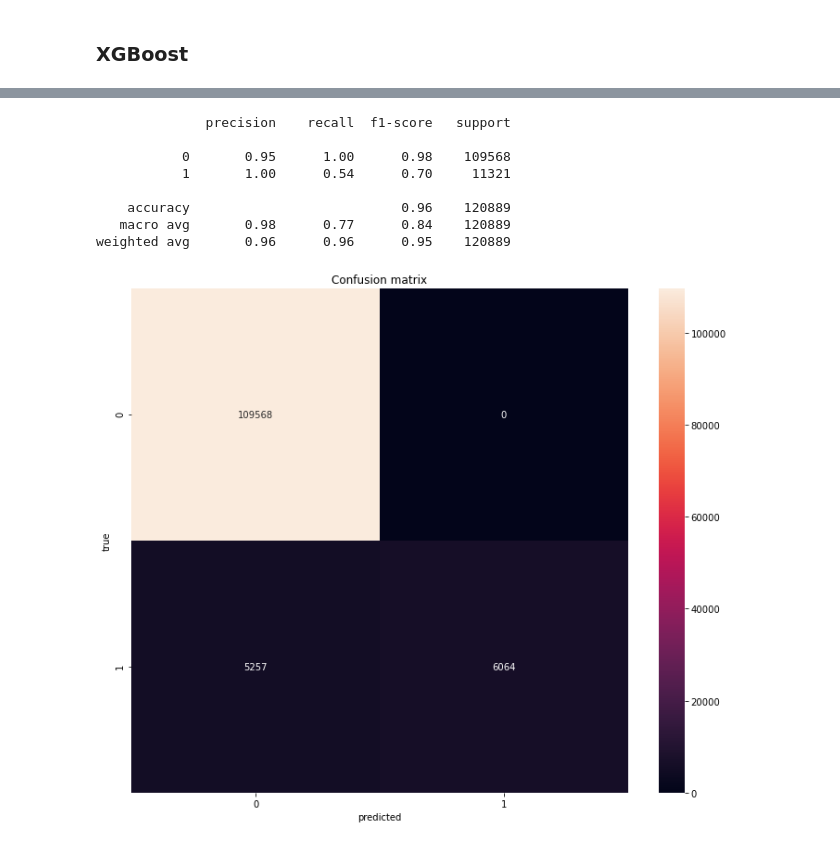
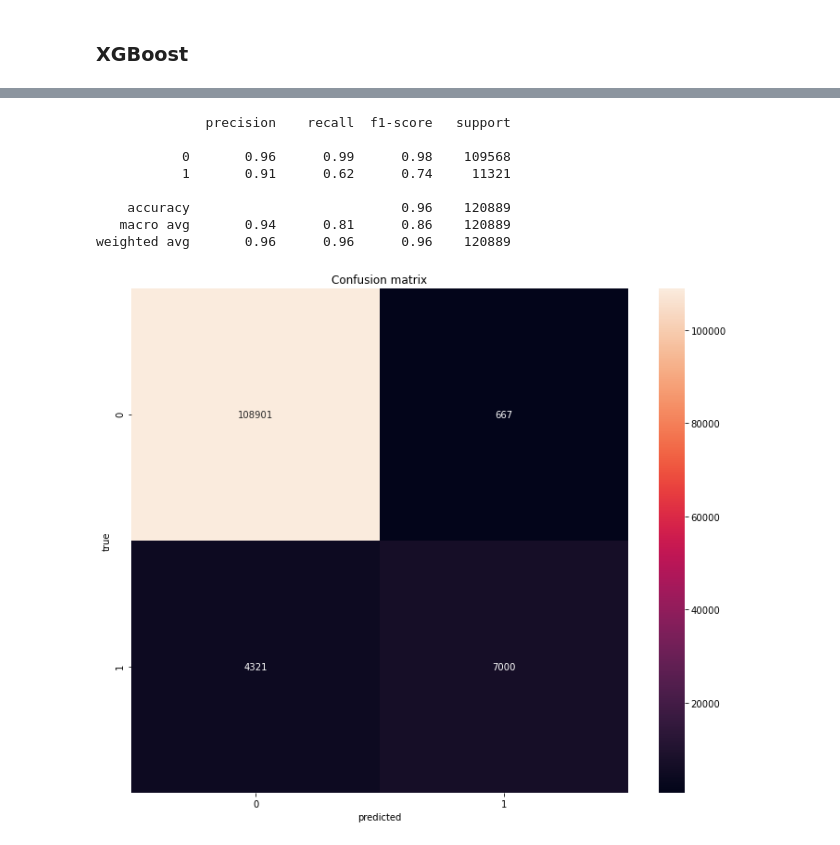
Before and after one commit to thefifthagreement/jedha-fs-s4-project, a Jupyter notebook: fraud_detection_ml.ipynb, the cells around one changed output, grey strips where cells are left out. Saved outputs shown, nothing was run; the diff lists cells and outputs as text; code cells hidden in the pictures.

```diff
--- a/fraud_detection_ml.ipynb
+++ b/fraud_detection_ml.ipynb
@@ -395,9 +395,9 @@ categorical = [
     'country_United States',
 #2    'country_other',
 #1    'country_unknown',
-    'age_18-27',
-    'age_27-33',
-    'age_33-39',
+#    'age_18-27',
+#    'age_27-33',
+#    'age_33-39',
 #    'age_39-76',
 #1    'purchase_weekday_0',
     'purchase_weekday_1',
@@ -414,6 +414,7 @@ categorical = [
 ]
 
 numerical = [
+    "age",
     'purchase_value',
     "signup_purchase_timedelta"
 ]
@@ -521,0 +508,5 @@ Fitting 5 folds for each of 4 candidates, totalling 20 fits
+# %%
+# gestion de l'équilibre des classes dans XGBoost
+
+scale_pos_weight = (y_train == 0).sum() / (y_train == 1).sum()
+scale_pos_weight[0]
@@ -521,0 +517,11 @@ Fitting 5 folds for each of 4 candidates, totalling 20 fits
+# %%
+xgb_model = xgb.XGBClassifier(scale_pos_weight=scale_pos_weight[0])
+
+# define evaluation procedure
+cv = RepeatedStratifiedKFold(n_splits=10, n_repeats=3, random_state=1)
+
+# evaluate model
+scores = cross_val_score(xgb_model, X_train, y_train.squeeze(), scoring='roc_auc', cv=cv, n_jobs=-1)
+
+# summarize performance
+print('Mean ROC AUC: %.5f' % np.mean(scores))
@@ -521,0 +530,2 @@ Fitting 5 folds for each of 4 candidates, totalling 20 fits
+# %%
+xgb_model.fit(X_train, y_train.squeeze())
@@ -522,13 +542,13 @@ Fitting 5 folds for each of 4 candidates, totalling 20 fits
 # %%
-y_pred = clf.best_estimator_.predict(X_train)
+y_pred = xgb_model.predict(X_train)
 report_cm(y_train, y_pred)
 # %% [output]
               precision    recall  f1-score   support
 
-           0       0.95      1.00      0.98    109568
-           1       1.00      0.54      0.70     11321
+           0       0.96      0.99      0.98    109568
+           1       0.91      0.62      0.74     11321
 
     accuracy                           0.96    120889
-   macro avg       0.98      0.77      0.84    120889
-weighted avg       0.96      0.96      0.95    120889
+   macro avg       0.94      0.81      0.86    120889
+weighted avg       0.96      0.96      0.96    120889
-[figure, old version]
+[figure, new version]
```
Also changed, not shown: parts of 17 cells of this notebook.
